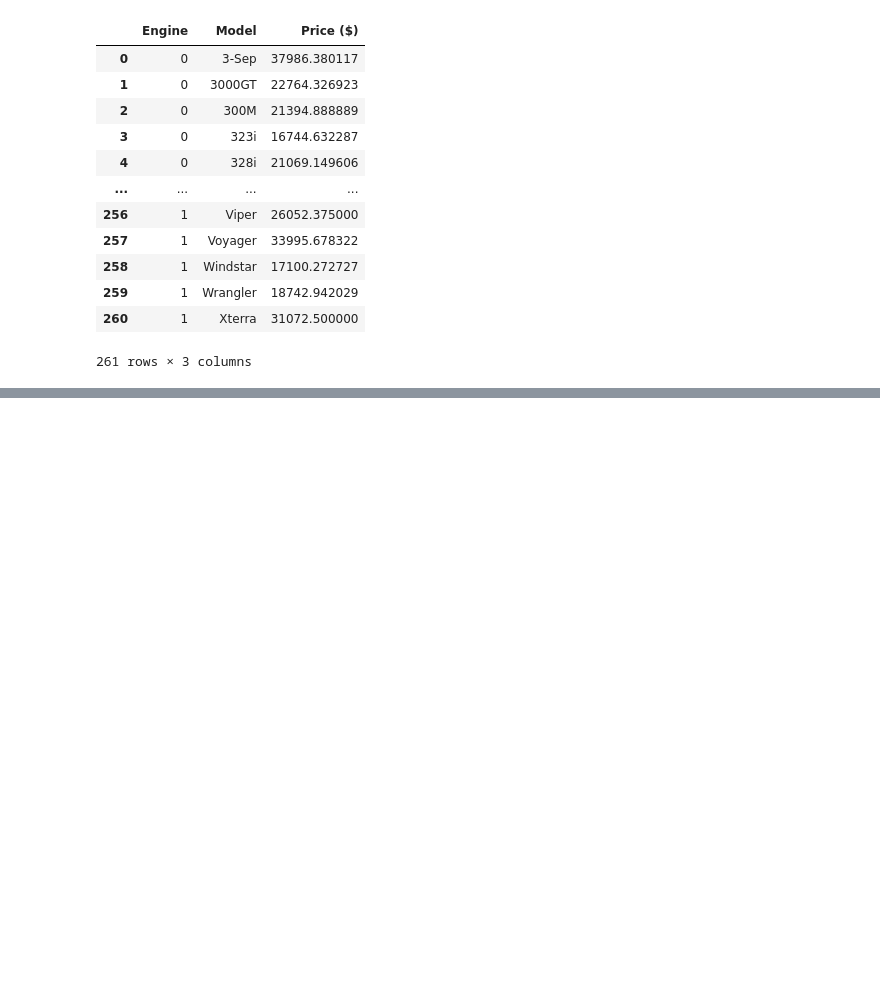
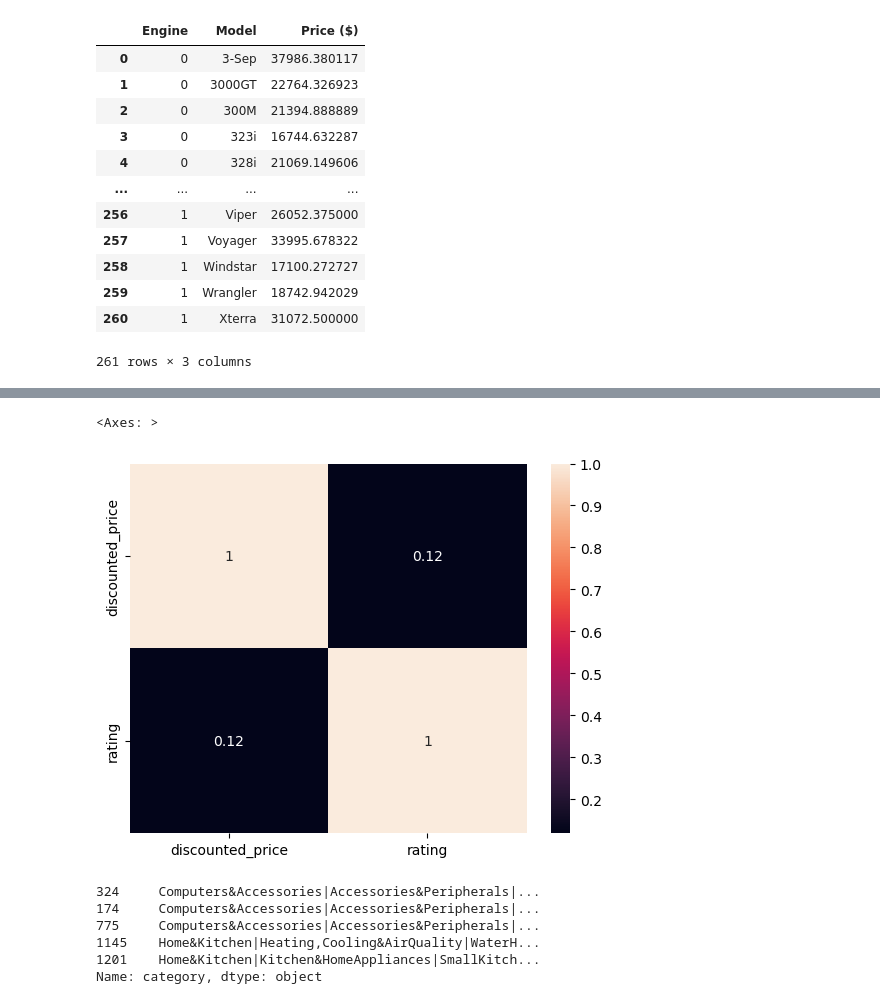
Before and after one commit to anshgupta1903/EDA, a Jupyter notebook: EDA_BikeDetails.ipynb, the cells around one changed output, grey strips where cells are left out. Drawn from its saved outputs; the diff is of its cells as text; code cells hidden in the pictures; blank space fills up the shorter version.

```diff
--- a/EDA_BikeDetails.ipynb
+++ b/EDA_BikeDetails.ipynb
@@ -611,0 +730,7 @@ df.groupby(['Engine','Model'])['Price ($)'].mean().reset_index()
+# %%
+# Q4 How does the average discount percentage vary across categories?
+df['Discount %'] = ((df['actual_price'] - df['discounted_price']) / df['actual_price']) * 100
+
+
+avg_discount = df.groupby('category')['Discount %'].mean().reset_index()
+print(avg_discount)
@@ -611,0 +773,17 @@ df.groupby(['Engine','Model'])['Price ($)'].mean().reset_index()
+# %%
+# Q8 What is the correlation between discounted_price and rating?
+corr = df[['discounted_price', 'rating']].corr()
+sns.heatmap(corr, annot = True)
+# %% [output]
+<Axes: >
+[figure, added]
+# %%
+top_categories = df.sort_values(by='rating', ascending=False).category.head(5)
+top_categories
+# %% [output]
+324     Computers&Accessories|Accessories&Peripherals|...
+174     Computers&Accessories|Accessories&Peripherals|...
+775     Computers&Accessories|Accessories&Peripherals|...
+1145    Home&Kitchen|Heating,Cooling&AirQuality|WaterH...
+1201    Home&Kitchen|Kitchen&HomeAppliances|SmallKitch...
+Name: category, dtype: object
```
Also changed, not shown: parts of 26 cells of this notebook, 1 other file.
